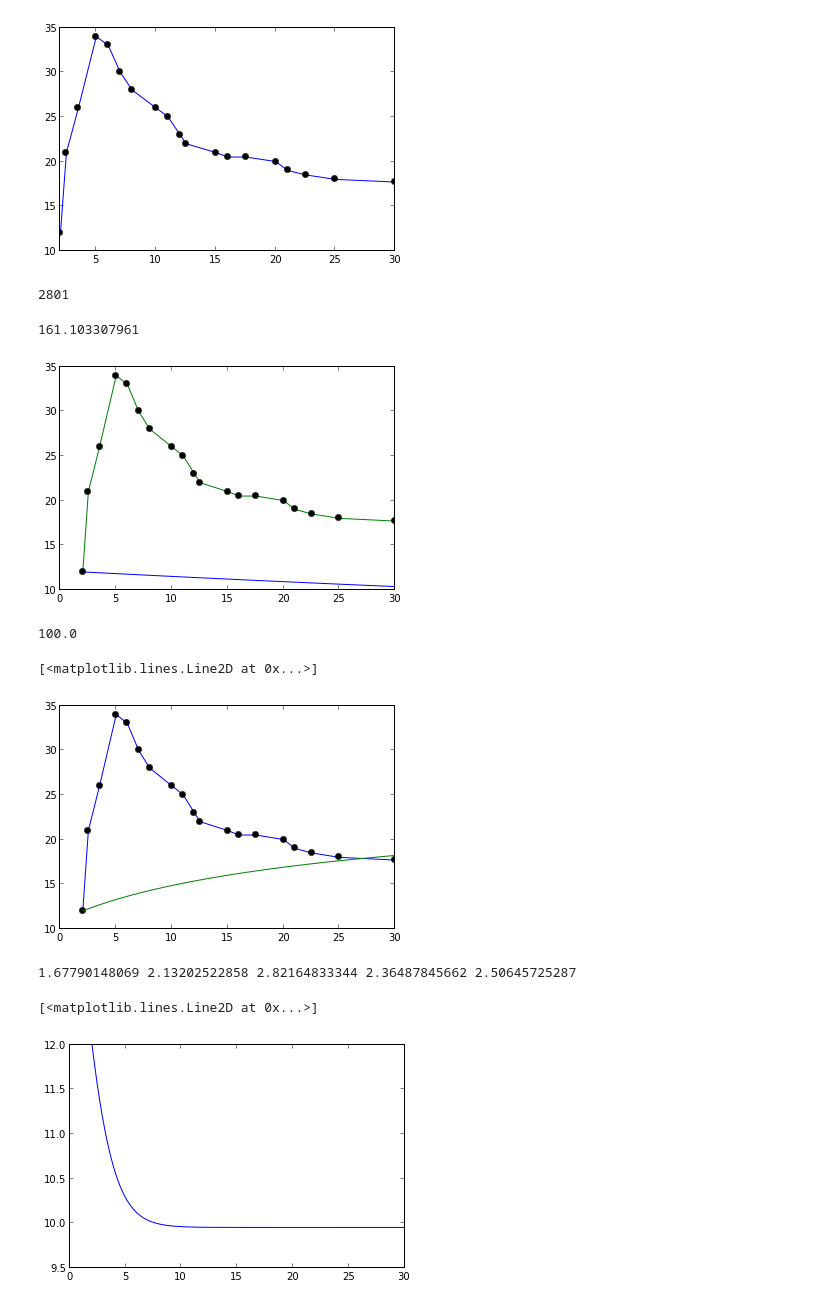
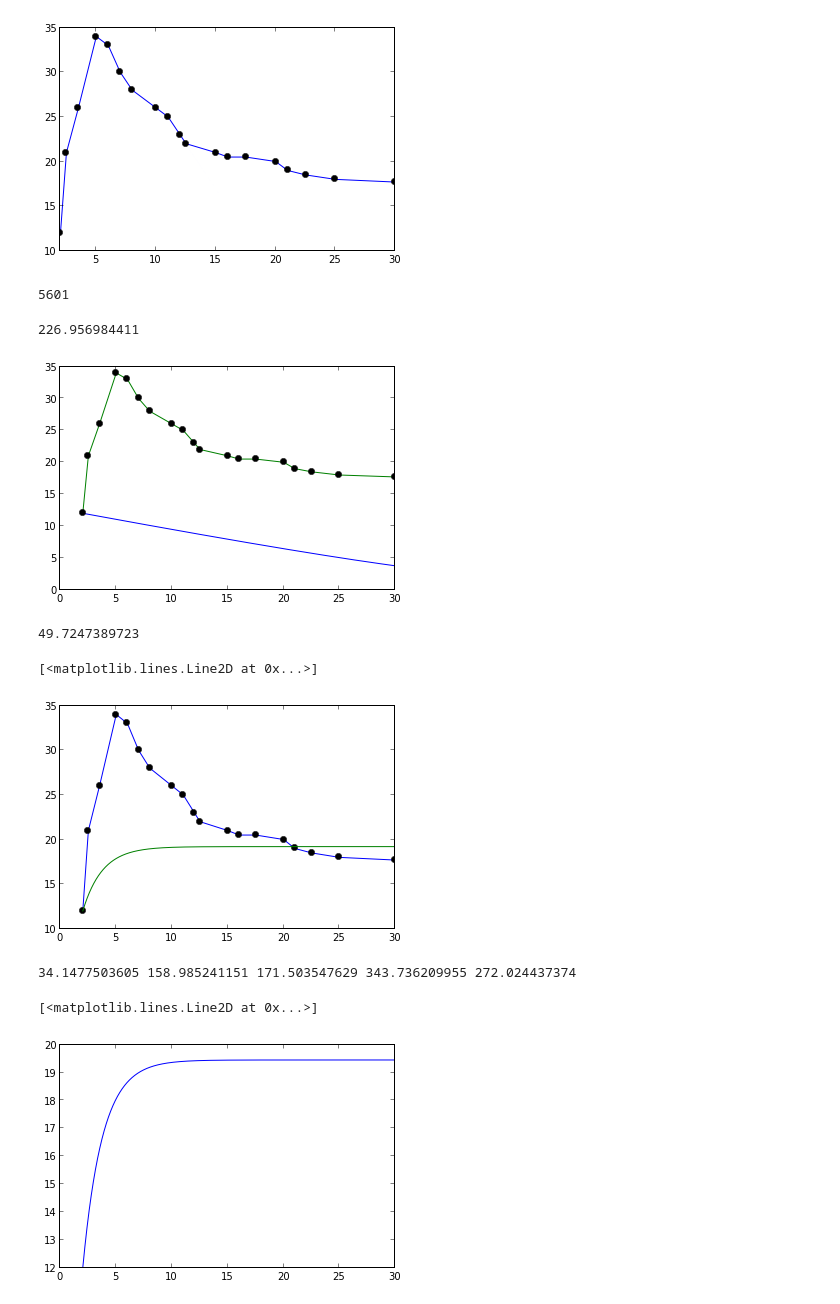
Before and after one commit to HalbardHobby/FisicaComputacional, a Jupyter notebook: Tarea8/Tarea8.ipynb, the cells around one changed output. Cells and saved outputs as stored; diff of their text form; code cells hidden in the pictures.

```diff
--- a/Tarea8/Tarea8.ipynb
+++ b/Tarea8/Tarea8.ipynb
@@ -27,14 +27,14 @@ km1=rand()
 km2=rand()
 
 #las cosas del runge kuttaa
-h=0.01
+h=0.005
 n_punt=int((t[-1]-t[0])/h)+1
 t_r=linspace(t[0],t[-1],n_punt)
 
 
 print n_punt
 # %% [output]
-2801
+5601
 # %%
 def p_prime(p,t):#se supone que calcula la diferencial como está especificad en el paper
     p0=alpha*(s0-p)
@@ -81,8 +81,8 @@ plot(t,p,'ko')
 cost= cost_j(p_t)
 print cost
 # %% [output]
-161.103307961
+226.956984411
-[figure, old version]
+[figure, new version]
 # %%
 #ahora empezamos con el descenso gradiente.
 #preimero inicializar historicos de las variables
@@ -124,13 +124,13 @@ plot(t,p)
 plot(t,p,'ko')
 plot(t_r,p_t)
 # %% [output]
-100.0
+49.7247389723
 [<matplotlib.lines.Line2D at 0x...>]
-[figure, old version]
+[figure, new version]
 # %%
 print alpha, beta, s0, km1, km2
 # %% [output]
-1.67790148069 2.13202522858 2.82164833344 2.36487845662 2.50645725287
+34.1477503605 158.985241151 171.503547629 343.736209955 272.024437374
 # %%
 #y he ahi un minimo local.
 def chi_sq(p_r):
@@ -173,38 +173,38 @@ for i in range(n_it):
     #plot(t,p)
     #plot(t_r,p_init)
     #plot(t_r,p_prime)
-    cost=chi_sq(p_ini)
+    cost=chi_sq(p_init)
     cost_pr=chi_sq(p_pr)
     nike=cost_pr/cost #la diosa no la marca... por si las moscas
 
     if(nike>=1.0):
         alpha_h.append(alpha)
         beta_h.append(beta)
         s0_h.append(s0)
         km1_h.append(km1)
         km2_h.append(km2)
         cos_h.append(cost_pr)
 
     else:
         gilgamesh = random.random()
         if(gilgamesh<=nike):
             alpha_h.append(alpha)
             beta_h.append(beta)
             s0_h.append(s0)
             km1_h.append(km1)
             km2_h.append(km2)
             cos_h.append(cost_pr)
         else:
             alpha_h.append(alpha_h[i])
             beta_h.append(beta_h[i])
             s0_h.append(s0_h[i])
             km1_h.append(km1_h[i])
             km2_h.append(km2_h[i])
             cos_h.append(cos_h[i])
 plot(t_r,p_ini)
 # %% [output]
 [<matplotlib.lines.Line2D at 0x...>]
-[figure, old version]
+[figure, new version]
 # %%
 p_fin=simular()
 plot(t_r,p_fin)
```
Also changed, not shown: parts of 5 cells of this notebook.
